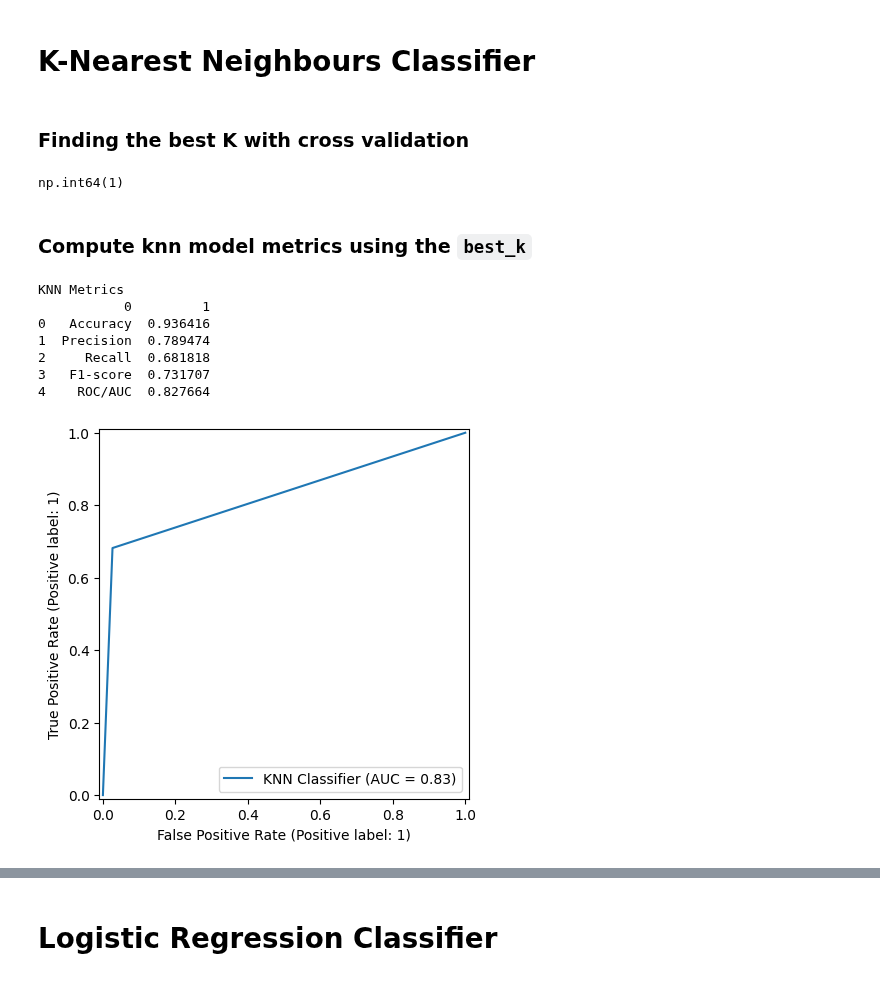
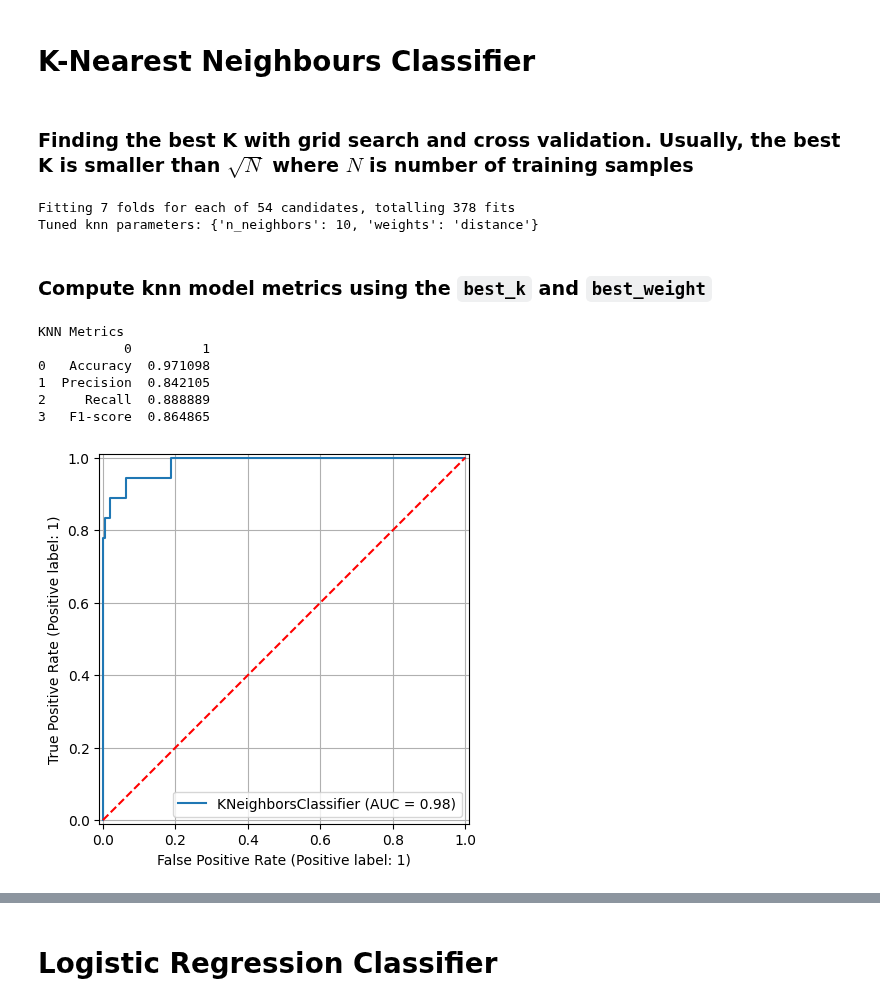
Before and after one commit to mohamedrezk122/covid-19-outcome-prediction, a Jupyter notebook: analysis.ipynb, the cells around one changed output, grey strips where cells are left out. Saved outputs shown, nothing was run; the diff lists cells and outputs as text; code cells hidden in the pictures.

Commit message:
Fix roc graph bug and do some hypertunning stuff

```diff
--- a/analysis.ipynb
+++ b/analysis.ipynb
@@ -142,8 +150,8 @@ data.shape
 # %% [markdown]
 ## Preparing features for training
 # %%
-X = data.loc[:, data.columns != "result"]
-y = data["result"]
+X = (data.loc[:, data.columns != "result"]).to_numpy()
+y = data["result"].to_numpy()
 # Splitting data to train and test
-X_train, X_test, y_train, y_test = train_test_split(X, y, test_size=0.2, shuffle=True, random_state=42)
+X_train, X_test, y_train, y_test = train_test_split(X, y, test_size=0.2, shuffle=True, random_state=44)
 # %% [markdown]
@@ -161,7 +174,6 @@ metrics_funcs = {
     "Precision": metrics.precision_score,
     "Recall": metrics.recall_score,
     "F1-score": metrics.f1_score,
-    "ROC/AUC": metrics.roc_auc_score,
 }
 
 def compute_model_metrics(y_true, y_pred):
@@ -174,31 +186,38 @@ def display_confusion_matrix(y_true, y_pred):
     metrics.ConfusionMatrixDisplay.from_predictions(y_true, y_pred, display_labels=[0,1])
     plt.show()
 
-def display_roc_graph(y_true, y_pred, name=None):
-    metrics.RocCurveDisplay.from_predictions(y_true, y_pred, name=name+" Classifier")
+def display_roc_graph(model, X_test, y_test):
+    dis = metrics.RocCurveDisplay.from_estimator(model, X_test, y_test)
+    dis.ax_.plot([0,1], [0,1], "r--")
+    plt.grid()
     plt.show()
 # %% [markdown]
 # K-Nearest Neighbours Classifier
 # %% [markdown]
-### Finding the best K with cross validation
+### Finding the best K with grid search and cross validation. Usually, the best K is smaller than $\sqrt{N}$ where $N$ is number of training samples
 # %%
 from sklearn.neighbors import KNeighborsClassifier
 from sklearn.model_selection import cross_val_score
-cv_scores = []
-for k in range(1, 11):
-    knn = KNeighborsClassifier(n_neighbors=k)
-    score = cross_val_score(knn, X_train, y_train, cv=10, scoring="accuracy").mean()
-    cv_scores.append(score)
-best_k = np.argmax(cv_scores) + 1
-best_k
+
+maxk = np.ceil(np.sqrt(X_train.shape[0]) + 1)
+knn = KNeighborsClassifier()
+param_grid_knn = {
+    "n_neighbors": np.arange(1, int(maxk)),
+    "weights": ["distance", "uniform"],
+}
+knn_cv = GridSearchCV(knn, param_grid_knn, cv=7, verbose=1, scoring="roc_auc")
+knn_cv.fit(X_train, y_train)
+best_params_knn = knn_cv.best_params_
+print("Tuned knn parameters:", best_params_knn)
 # %% [output]
-np.int64(1)
+Fitting 7 folds for each of 54 candidates, totalling 378 fits
+Tuned knn parameters: {'n_neighbors': 10, 'weights': 'distance'}
 # %% [markdown]
-### Compute knn model metrics using the `best_k`
+### Compute knn model metrics using the `best_k` and `best_weight`
 # %%
-knn = KNeighborsClassifier(n_neighbors=best_k, algorithm="brute")
-knn.fit(X_train, y_train)
-y_pred_knn = knn.predict(X_test)
+knn_tuned = KNeighborsClassifier(**best_params_knn)
+knn_tuned.fit(X_train, y_train)
+y_pred_knn = knn_tuned.predict(X_test)
 knn_metrics = compute_model_metrics(y_test, y_pred_knn)
 CLASSIFIERS_SCORES["KNN"] = knn_metrics
 print("KNN Metrics")
@@ -206,15 +225,14 @@ print(knn_metrics)
 # %% [output]
 KNN Metrics
            0         1
-0   Accuracy  0.936416
-1  Precision  0.789474
-2     Recall  0.681818
-3   F1-score  0.731707
-4    ROC/AUC  0.827664
+0   Accuracy  0.971098
+1  Precision  0.842105
+2     Recall  0.888889
+3   F1-score  0.864865
 # %%
-display_roc_graph(y_test, y_pred_knn, name="KNN")
+display_roc_graph(knn_tuned, X_test, y_test)
 # %% [output]
-[figure, old version]
+[figure, new version]
 # %%
 print(metrics.classification_report(y_test, y_pred_knn))
 # %% [output]
```
Also changed, not shown: parts of 37 cells of this notebook.
